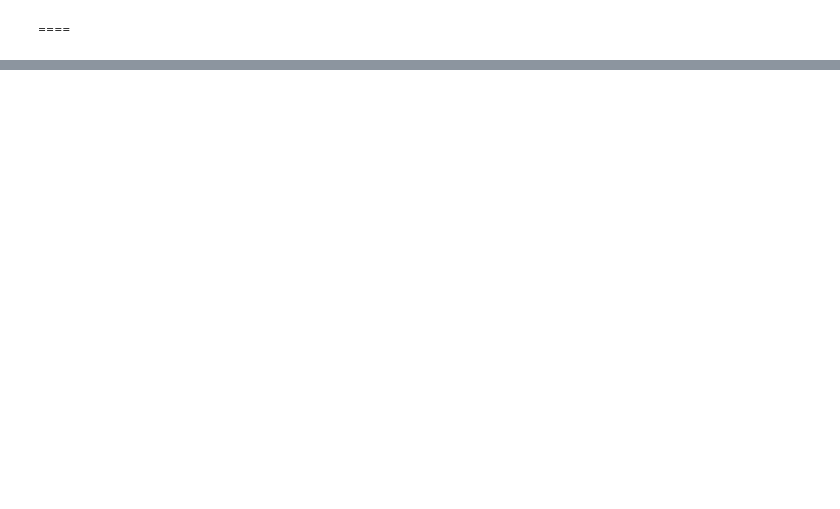
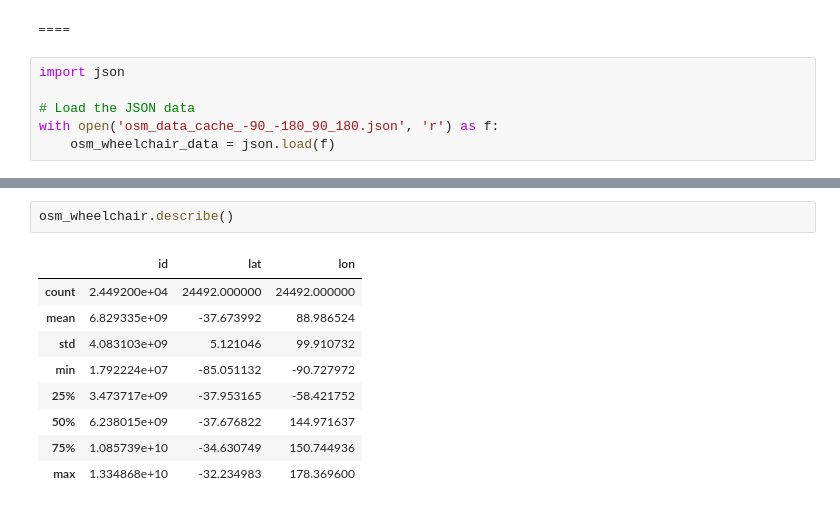
Before and after one commit to YevheniiaBenediuk2000/Abilico-nextjs, a Jupyter notebook: download_osm_wheelchair.ipynb, the cells around one changed output, grey strips where cells are left out. Cells and saved outputs as stored; diff of their text form; blank space fills up the shorter version.

```diff
--- a/download_osm_wheelchair.ipynb
+++ b/download_osm_wheelchair.ipynb
@@ -47,2 +27,8 @@ PBF error: invalid BlobHeader size (> max_blob_header_size)
 # %% [markdown]
 ====
+# %%
+import json
+
+# Load the JSON data
+with open('osm_data_cache_-90_-180_90_180.json', 'r') as f:
+    osm_wheelchair_data = json.load(f)
@@ -48,0 +112,12 @@ PBF error: invalid BlobHeader size (> max_blob_header_size)
+# %%
+osm_wheelchair.describe()
+# %% [output]
+|  | id | lat | lon |
+| count | 2.449200e+04 | 24492.000000 | 24492.000000 |
+| mean | 6.829335e+09 | -37.673992 | 88.986524 |
+| std | 4.083103e+09 | 5.121046 | 99.910732 |
+| min | 1.792224e+07 | -85.051132 | -90.727972 |
+| 25% | 3.473717e+09 | -37.953165 | -58.421752 |
+| 50% | 6.238015e+09 | -37.676822 | 144.971637 |
+| 75% | 1.085739e+10 | -34.630749 | 150.744936 |
+| max | 1.334868e+10 | -32.234983 | 178.369600 |
```
Also changed, not shown: parts of 7 cells of this notebook, 2 other files.
